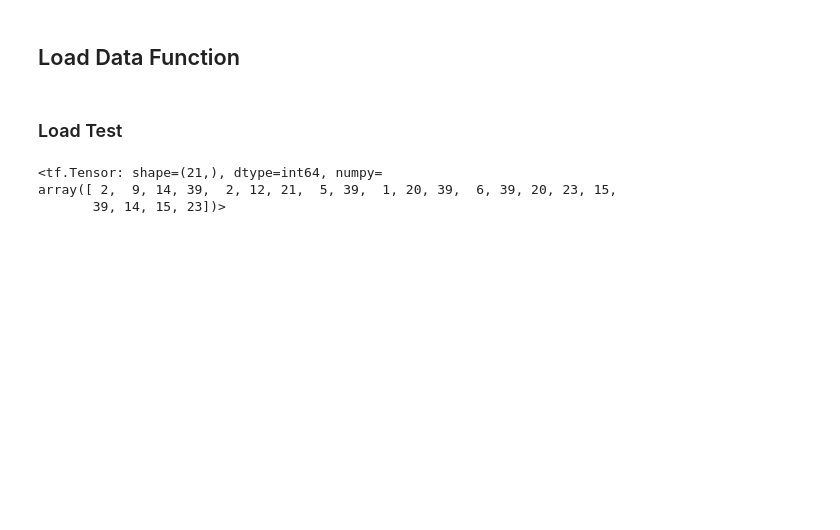
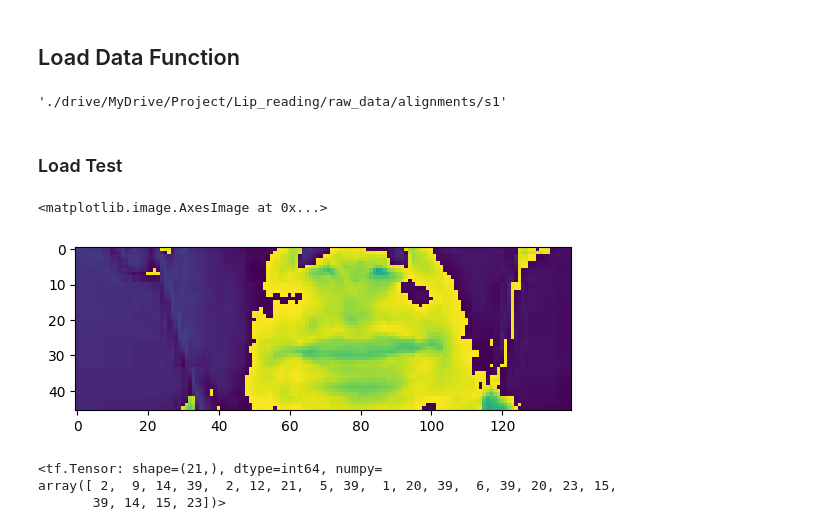
Before and after one commit to G-Gress/lip_reading, a Jupyter notebook: notebook/gabriel_EDA.ipynb, the cells around one changed output. Saved outputs shown, nothing was run; the diff lists cells and outputs as text; code cells hidden in the pictures; blank space fills up the shorter version.

```diff
--- a/notebook/gabriel_EDA.ipynb
+++ b/notebook/gabriel_EDA.ipynb
@@ -229,3 +211,13 @@ num_to_char(x)
 array([b'b', b'i', b'n', b' ', b'b', b'l', b'u', b'e', b' ', b'a', b't',
        b' ', b'f', b' ', b't', b'w', b'o', b' ', b'n', b'o', b'w'],
       dtype=object)>
+# %%
+from ctypes import alignment
+path = "./drive/MyDrive/Project/Lip_reading/raw_data/alignments/s1"
+
+alignments = []
+
+for file in os.listdir(path):
+  alignment = load_alignments(os.path.join(path, file))
+  alignments.append(alignment)
+  print(f"Loaded {file}")
@@ -232,19 +247,21 @@ array([b'b', b'i', b'n', b' ', b'b', b'l', b'u', b'e', b' ', b'a', b't',
 # %% [markdown]
 ## Load Data Function
+# %%
+tf.convert_to_tensor(path).numpy().decode('utf-8')
+# %% [output]
+'./drive/MyDrive/Project/Lip_reading/raw_data/alignments/s1'
 # %%
-def load_data(file_name: str):
+def load_data(path: str):
   '''
-  Take a path, load the video and corresponding alignments,
+  Take a path as a tensor, load the video and corresponding alignments,
   and return two tensors, one for the processed frames,
   one for the encoded tokens.
   '''
+  # Convert the path back into a string
+  path = bytes.decode(path.numpy())
+
   # Get file name from path
-  # file_name = al_path.split('/')[-1].split('.')[0]
-
-  # Path of gdrive
-  p = "./drive/MyDrive/Project/Lip_reading/raw_data"
-  # Path outside of gdrive
-  #p = "raw_data"
+  file_name = path.split('/')[-1].split('.')[0]
 
   # Get path from file name
   video_path = os.path.join(p, 'videos', 's1',f'{file_name}.mpg')
@@ -259,6 +276,11 @@ def load_data(file_name: str):
 ### Load Test
 # %%
 f, a = load_data("bbaf2n")
+# %%
+plt.imshow(f[0])
+# %% [output]
+<matplotlib.image.AxesImage at 0x...>
+[figure, added]
 # %%
 a
 # %% [output]
```
Also changed, not shown: parts of 12 cells of this notebook.
